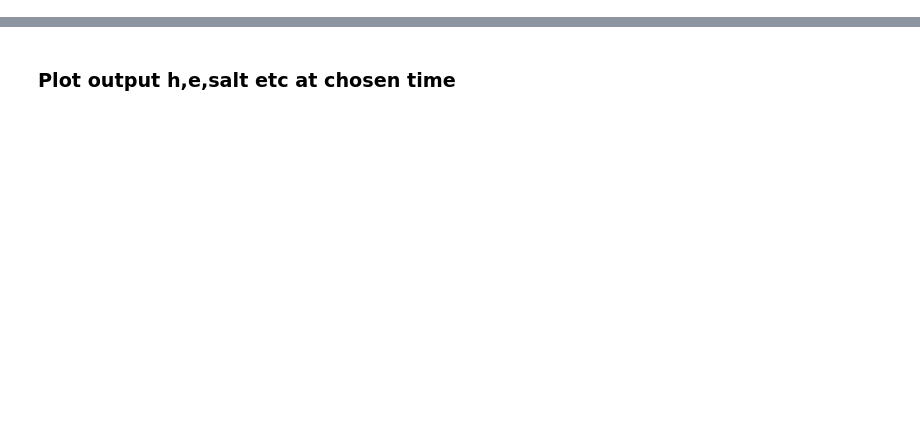
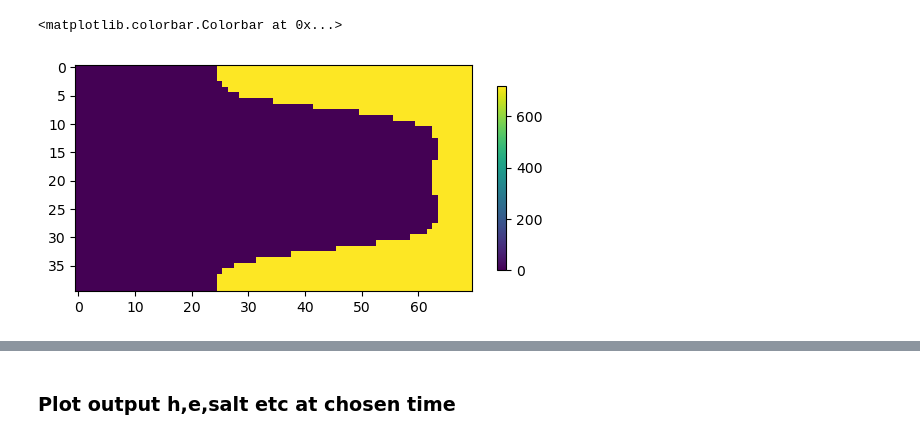
Before and after one commit to yungcm/MOM6-examples, a Jupyter notebook: ocean_only/seamount/ice_to_rock/analysis.ipynb, the cells around one changed output, grey strips where cells are left out. Saved outputs shown, nothing was run; the diff lists cells and outputs as text; code cells hidden in the pictures; blank space fills up the shorter version.

```diff
--- a/ocean_only/seamount/ice_to_rock/analysis.ipynb
+++ b/ocean_only/seamount/ice_to_rock/analysis.ipynb
@@ -55,0 +185,7 @@ plt.show()
+# %%
+tp=xr.open_dataset(di + '/' + "/INPUT/topogX.nc")
+plt.imshow(tp.depth.data[:,:70])
+plt.colorbar(shrink=0.5)
+# %% [output]
+<matplotlib.colorbar.Colorbar at 0x...>
+[figure, added]
```
Also changed, not shown: parts of 43 cells of this notebook, 8 other files.
